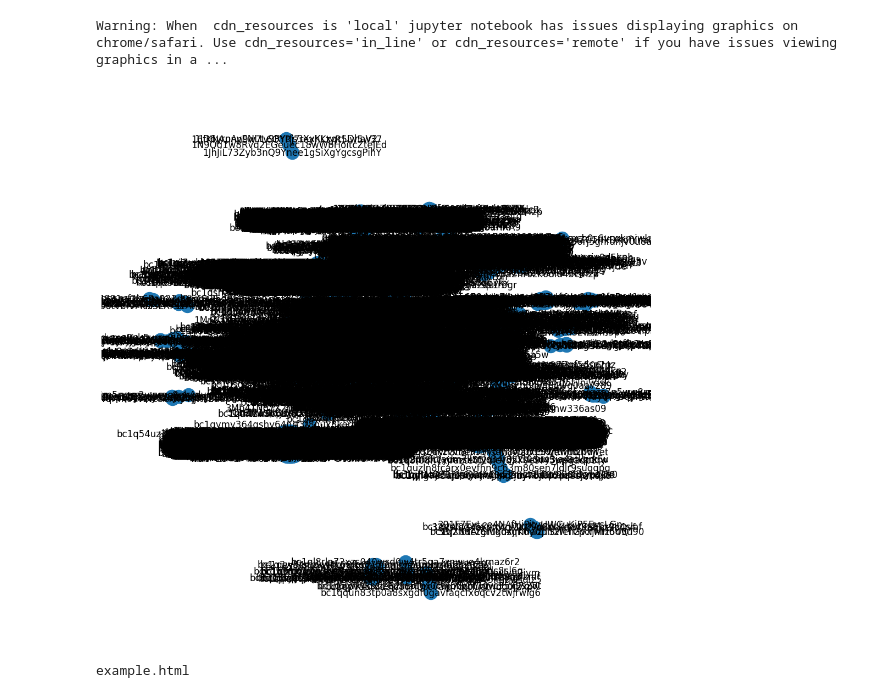
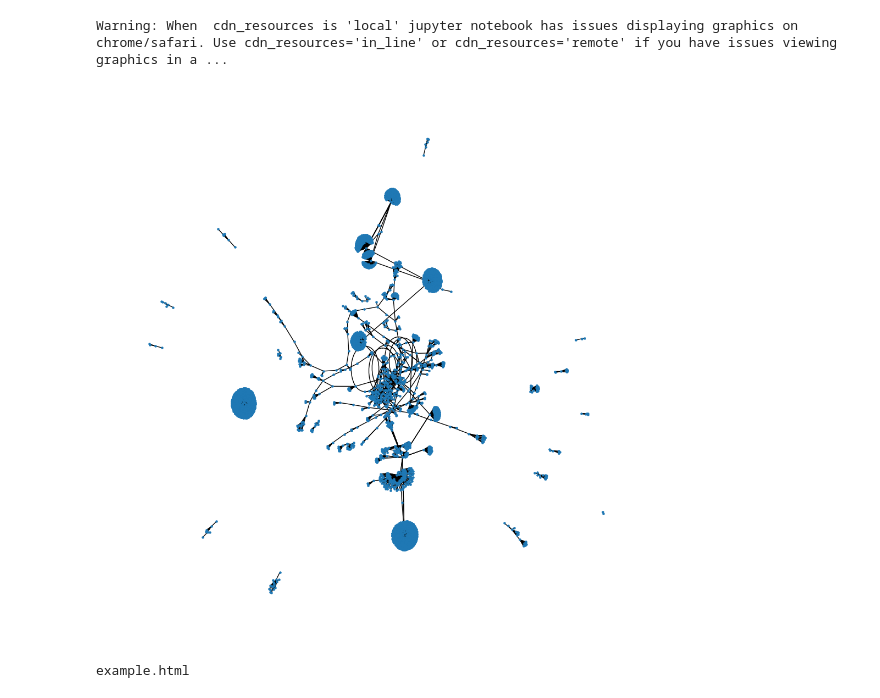
Before and after one commit to airscholar/AlphaTeam, a Jupyter notebook: CryptoData.ipynb, the cells around one changed output. Drawn from its saved outputs; the diff is of its cells as text; code cells hidden in the pictures.

```diff
--- a/CryptoData.ipynb
+++ b/CryptoData.ipynb
@@ -22,10 +22,10 @@ Warning: When  cdn_resources is 'local' jupyter notebook has issues displaying g
 # %%
 G = nx.from_pandas_edgelist(df, source='to', target='from', edge_attr='value')
 plt.figure(figsize=(10,10))
-nx.draw(G, with_labels=True)
+nx.draw(G, with_labels=False, node_size=5)
 plt.show()
 # %% [output]
-[figure, old version]
+[figure, new version]
 # %%
 net.show_buttons(filter_=['physics'])
 net.show("example.html")
```
